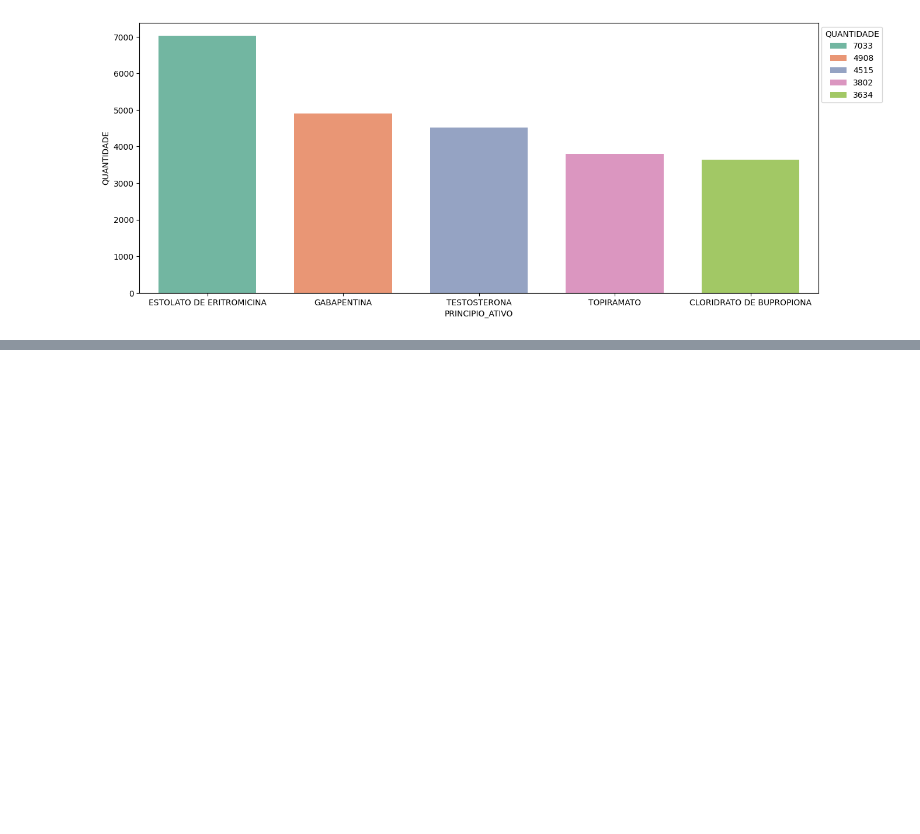
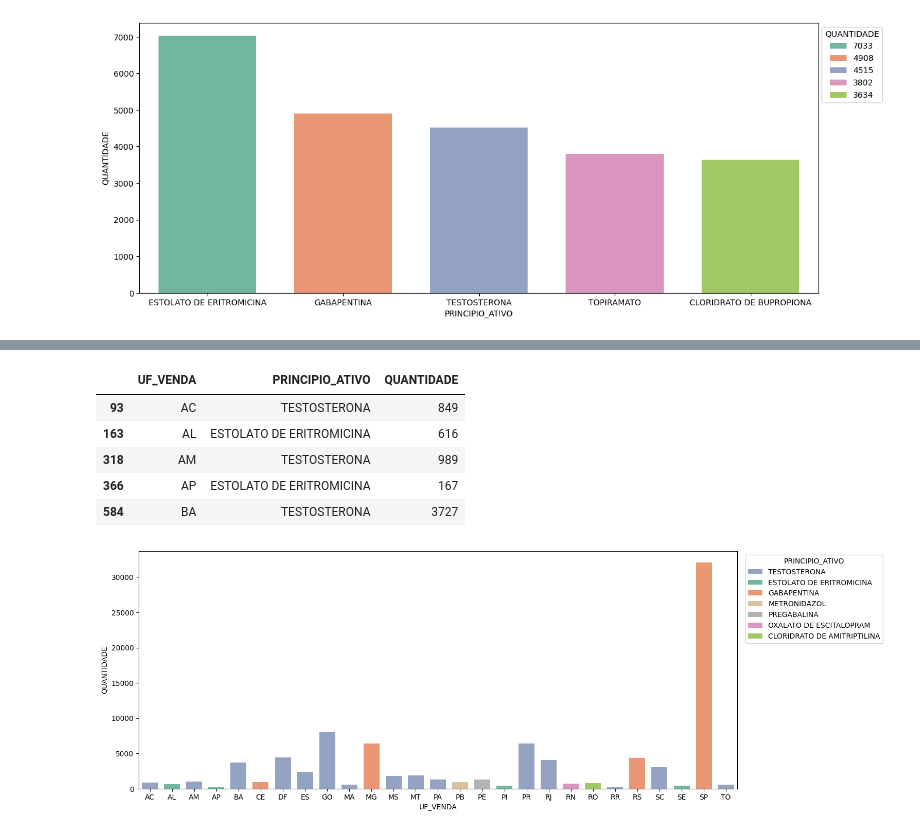
Before and after one commit to AndersonRichard/WorkBigData, a Jupyter notebook: Analise_DataSet.ipynb, the cells around one changed output, grey strips where cells are left out. Drawn from its saved outputs; the diff is of its cells as text; code cells hidden in the pictures; blank space fills up the shorter version.

```diff
--- a/Analise_DataSet.ipynb
+++ b/Analise_DataSet.ipynb
@@ -142 +174,23 @@ sns.move_legend(bp, 'upper right', bbox_to_anchor=(1.1, 1))
+# %%
+# Questão 10
+# Quais os medicamentos mais vendidos por estado durante o inverno?
+import seaborn as sns
+import matplotlib.pyplot as plt
+
+medicamento_uf = tabela.query('MES_VENDA >= 6').query('MES_VENDA <= 9').groupby(['UF_VENDA', 'PRINCIPIO_ATIVO']).size().reset_index(name='QUANTIDADE').sort_values(by='QUANTIDADE', ascending=False)
+idx = medicamento_uf.groupby('UF_VENDA')['QUANTIDADE'].idxmax()
+resultado = medicamento_uf.loc[idx]
+display(resultado.head())
+
+plt.figure(figsize=(15, 6))
+bp = sns.barplot(data=resultado, x='UF_VENDA', y='QUANTIDADE', palette='Set2', hue='PRINCIPIO_ATIVO', hue_order=resultado['PRINCIPIO_ATIVO'], errorbar=None, gap=0.1)
+sns.move_legend(bp, 'upper right', bbox_to_anchor=(1.25, 1))
+# %% [output]
+|  | UF_VENDA | PRINCIPIO_ATIVO | QUANTIDADE |
+| 93 | AC | TESTOSTERONA | 849 |
+| 163 | AL | ESTOLATO DE ERITROMICINA | 616 |
+| 318 | AM | TESTOSTERONA | 989 |
+| 366 | AP | ESTOLATO DE ERITROMICINA | 167 |
+| 584 | BA | TESTOSTERONA | 3727 |
+[figure, added]
 # %%
```
Also changed, not shown: parts of 8 cells of this notebook.
